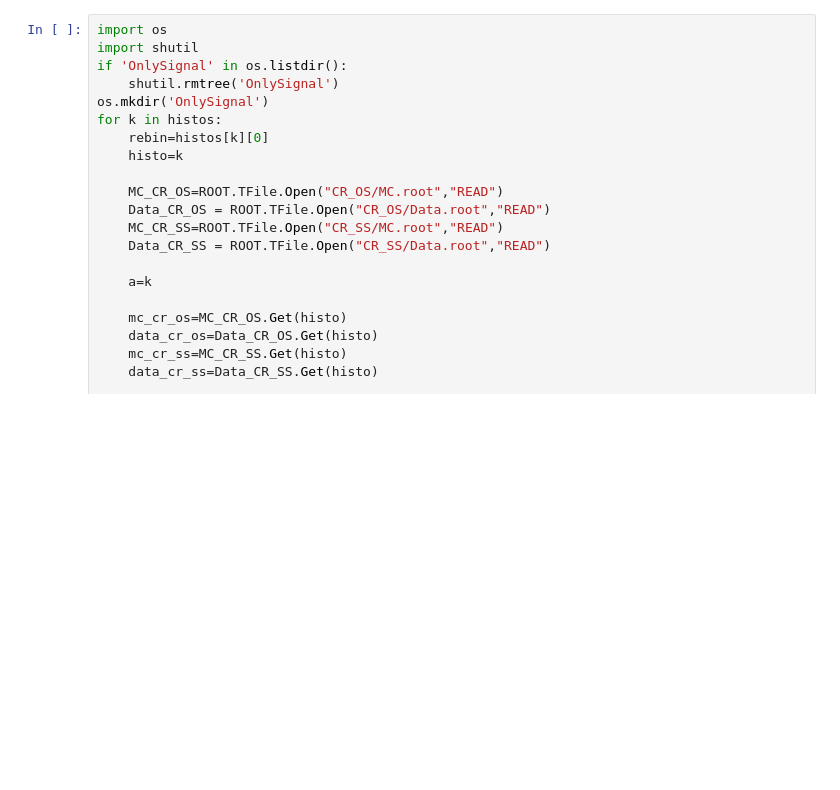
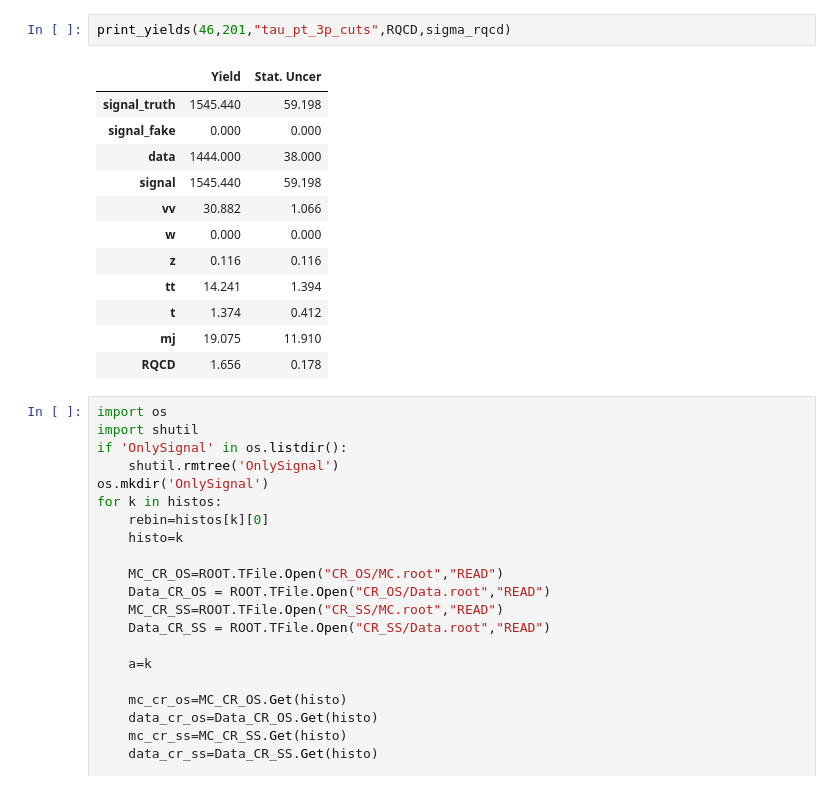
Before and after one commit to diegobaronm/TauID, a Jupyter notebook: TauMu/Plots/MJ Estimation.ipynb, the cells around one changed output. Cells and saved outputs as stored; diff of their text form; blank space fills up the shorter version.

```diff
--- a/TauMu/Plots/MJ Estimation.ipynb
+++ b/TauMu/Plots/MJ Estimation.ipynb
@@ -926,3 +981,18 @@ Info in <TCanvas::Print>: pdf file tau_eta_3p_cuts_tpt_1D_Sherpa.pdf has been cr
+# %%
+print_yields(46,201,"tau_pt_3p_cuts",RQCD,sigma_rqcd)
+# %% [output]
+|  | Yield | Stat. Uncer |
+| signal_truth | 1545.440 | 59.198 |
+| signal_fake | 0.000 | 0.000 |
+| data | 1444.000 | 38.000 |
+| signal | 1545.440 | 59.198 |
+| vv | 30.882 | 1.066 |
+| w | 0.000 | 0.000 |
+| z | 0.116 | 0.116 |
+| tt | 14.241 | 1.394 |
+| t | 1.374 | 0.412 |
+| mj | 19.075 | 11.910 |
+| RQCD | 1.656 | 0.178 |
 # %%
 import os
 import shutil
```
Also changed, not shown: parts of 5 cells of this notebook, 9 other files.
